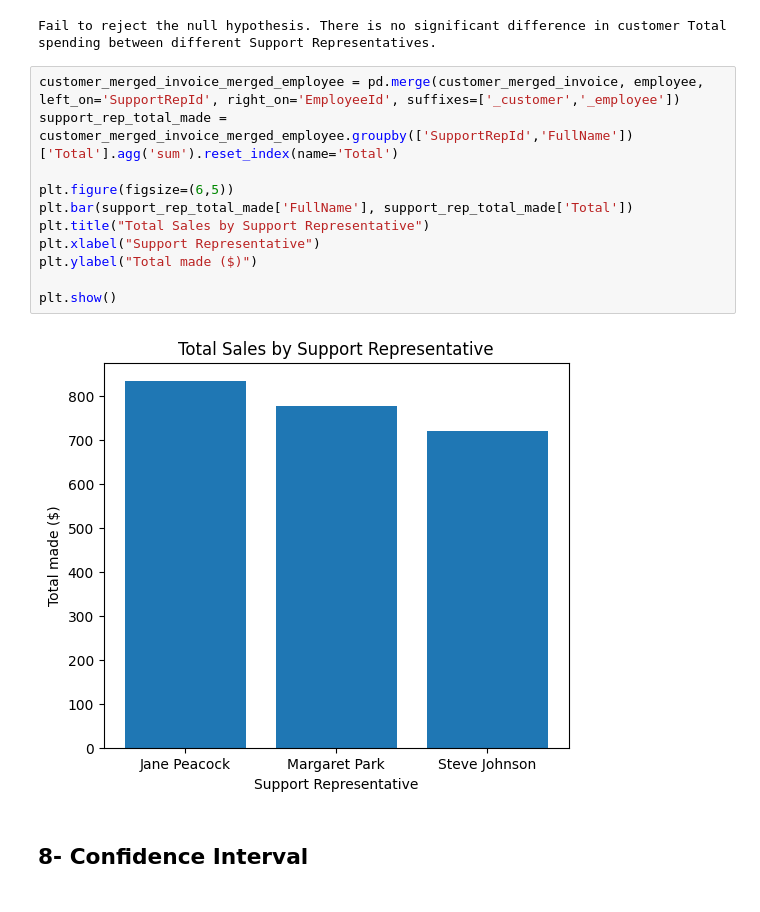
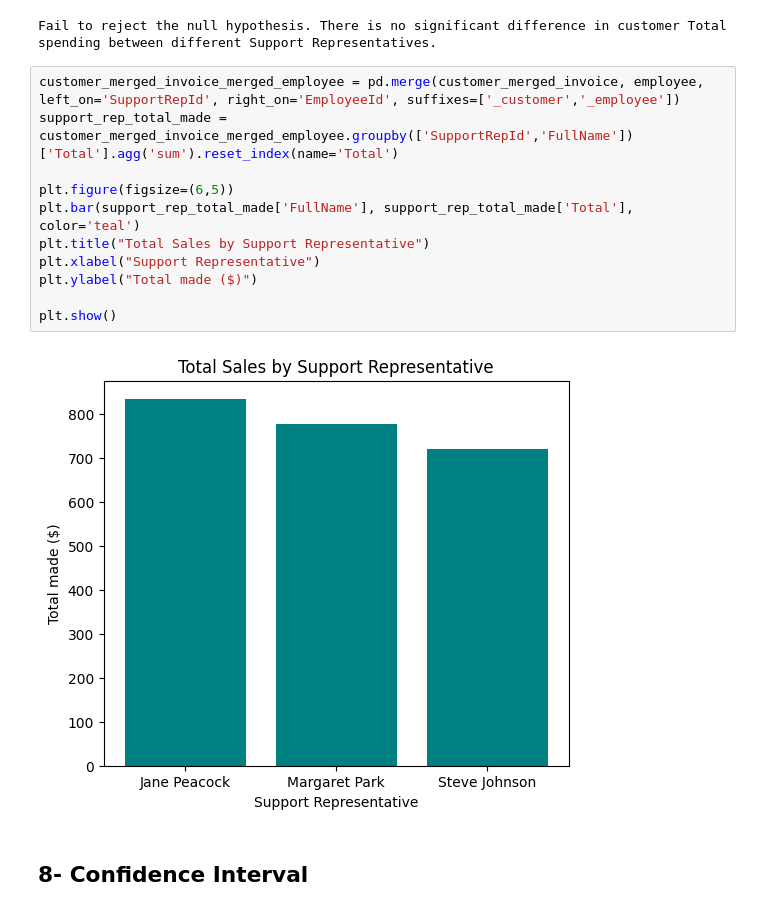
Before and after one commit to Neghfa/chinook_analysis, a Jupyter notebook: notebooks/Chinook Analysis.ipynb, the cells around one changed output. Cells and saved outputs as stored; diff of their text form.

```diff
--- a/notebooks/Chinook Analysis.ipynb
+++ b/notebooks/Chinook Analysis.ipynb
@@ -693,16 +693,16 @@ Fail to reject the null hypothesis. There is no significant difference in custom
 # %%
 customer_merged_invoice_merged_employee = pd.merge(customer_merged_invoice, employee, left_on='SupportRepId', right_on='EmployeeId', suffixes=['_customer','_employee'])
 support_rep_total_made = customer_merged_invoice_merged_employee.groupby(['SupportRepId','FullName'])['Total'].agg('sum').reset_index(name='Total')
 
 plt.figure(figsize=(6,5))
-plt.bar(support_rep_total_made['FullName'], support_rep_total_made['Total'])
+plt.bar(support_rep_total_made['FullName'], support_rep_total_made['Total'], color='teal')
 plt.title("Total Sales by Support Representative")
 plt.xlabel("Support Representative")
 plt.ylabel("Total made ($)")
 
 plt.show()
 # %% [output]
-[figure, old version]
+[figure, new version]
 # %% [markdown]
 ## 8- Confidence Interval
 # %% [markdown]
```
Also changed, not shown: parts of 11 cells of this notebook.
